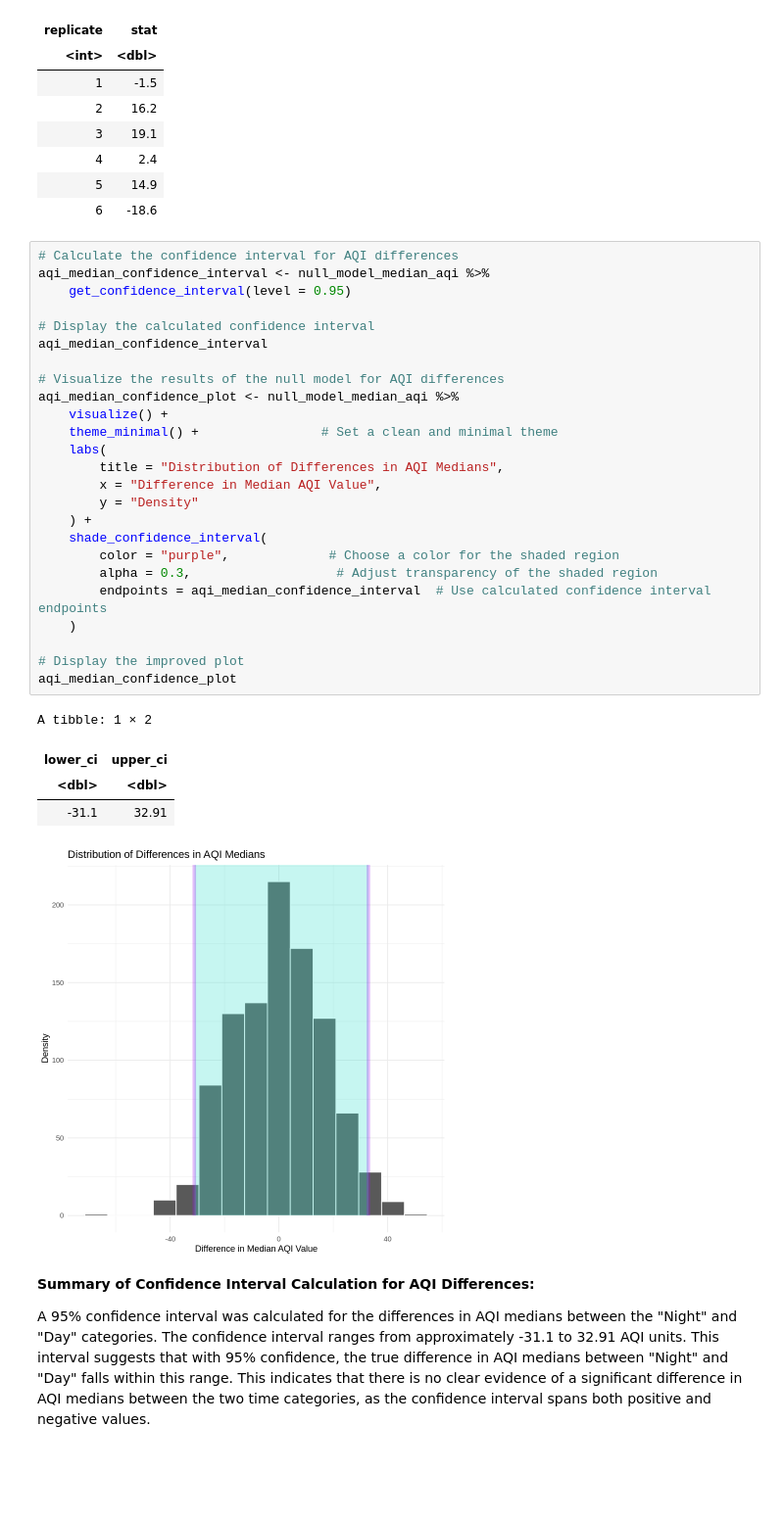
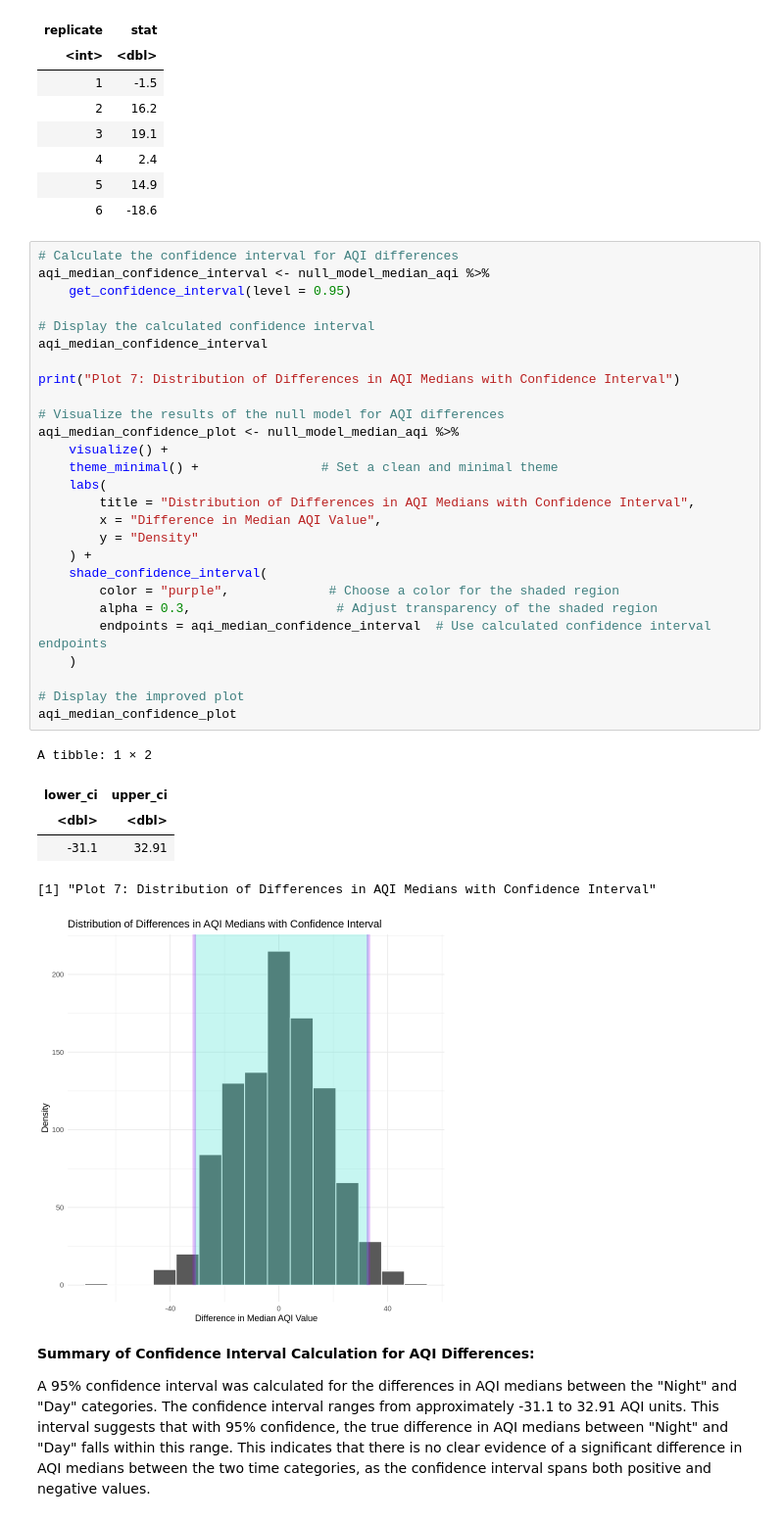
Before and after one commit to ZackYe42/STAT201-G11-Project, a Jupyter notebook: Group11-Project.ipynb, the cells around one changed output. Shown at 98% size. Cells and saved outputs as stored; diff of their text form; blank space fills up the shorter version.

```diff
--- a/Group11-Project.ipynb
+++ b/Group11-Project.ipynb
@@ -627,34 +634,37 @@ A infer: 6 × 2
 # %%
 # Calculate the confidence interval for AQI differences
 aqi_median_confidence_interval <- null_model_median_aqi %>%
     get_confidence_interval(level = 0.95)
 
 # Display the calculated confidence interval
 aqi_median_confidence_interval
 
+print("Plot 7: Distribution of Differences in AQI Medians with Confidence Interval")
+
 # Visualize the results of the null model for AQI differences
 aqi_median_confidence_plot <- null_model_median_aqi %>%
     visualize() +
     theme_minimal() +                # Set a clean and minimal theme
     labs(
-        title = "Distribution of Differences in AQI Medians",
+        title = "Distribution of Differences in AQI Medians with Confidence Interval",
         x = "Difference in Median AQI Value",
         y = "Density"
     ) +
     shade_confidence_interval(
         color = "purple",             # Choose a color for the shaded region
         alpha = 0.3,                   # Adjust transparency of the shaded region
         endpoints = aqi_median_confidence_interval  # Use calculated confidence interval endpoints
     )
 
 # Display the improved plot
 aqi_median_confidence_plot
 # %% [output]
 A tibble: 1 × 2
 | lower_ci | upper_ci |
 | <dbl> | <dbl> |
 | -31.1 | 32.91 |
+[1] "Plot 7: Distribution of Differences in AQI Medians with Confidence Interval"
-[figure, old version]
+[figure, new version]
 # %% [markdown]
 **Summary of Confidence Interval Calculation for AQI Differences:**
 
```
Also changed, not shown: parts of 3 cells of this notebook.
